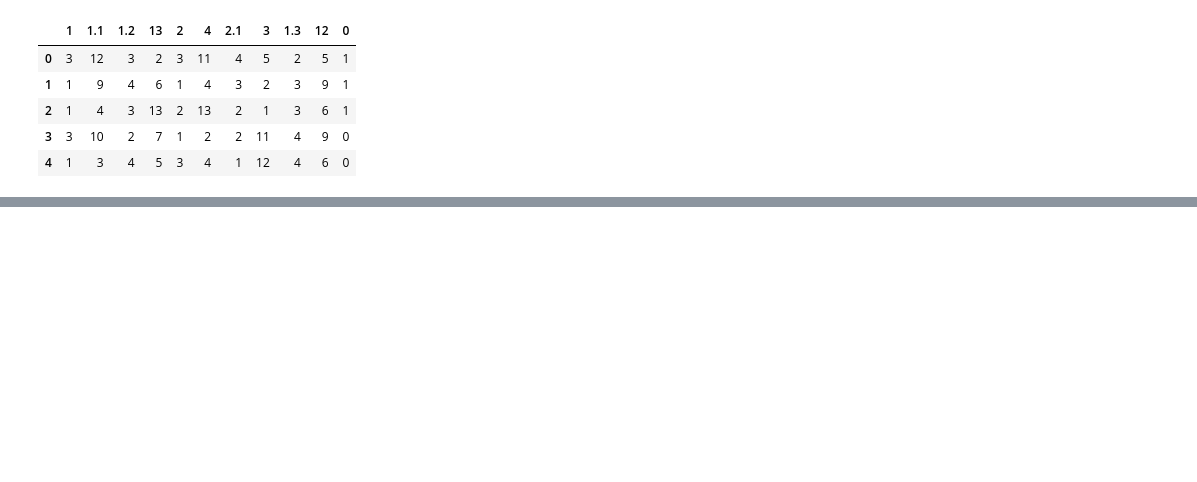
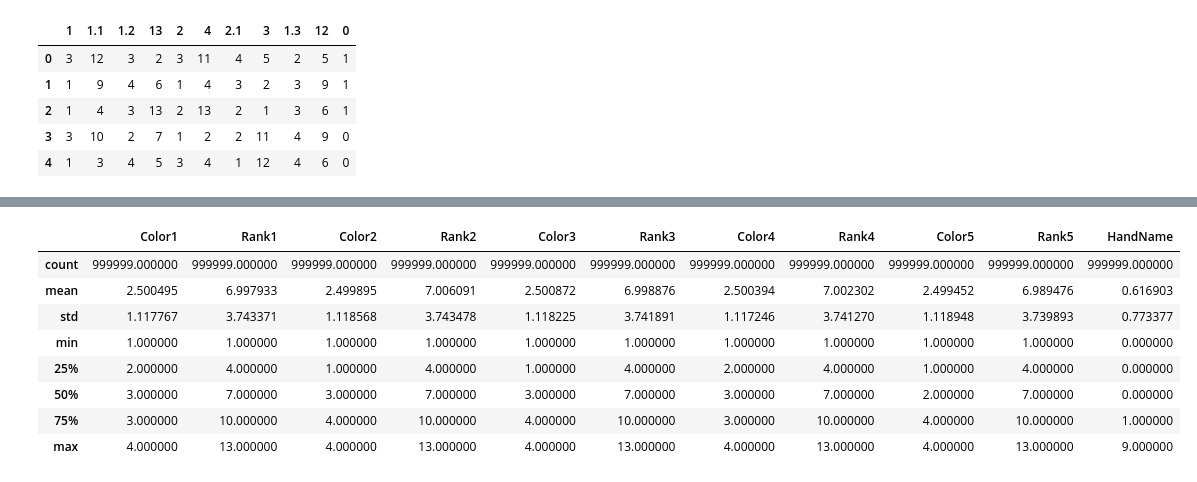
Before and after one commit to Dan435/MLProject, a Jupyter notebook: PokerHands.ipynb, the cells around one changed output, grey strips where cells are left out. Cells and saved outputs as stored; diff of their text form; code cells hidden in the pictures; blank space fills up the shorter version.

```diff
--- a/PokerHands.ipynb
+++ b/PokerHands.ipynb
@@ -47,0 +96,12 @@ df.head()
+# %%
+testing.describe()
+# %% [output]
+|  | Color1 | Rank1 | Color2 | Rank2 | Color3 | Rank3 | Color4 | Rank4 | Color5 | Rank5 | HandName |
+| count | 999999.000000 | 999999.000000 | 999999.000000 | 999999.000000 | 999999.000000 | 999999.000000 | 999999.000000 | 999999.000000 | 999999.000000 | 999999.000000 | 999999.000000 |
+| mean | 2.500495 | 6.997933 | 2.499895 | 7.006091 | 2.500872 | 6.998876 | 2.500394 | 7.002302 | 2.499452 | 6.989476 | 0.616903 |
+| std | 1.117767 | 3.743371 | 1.118568 | 3.743478 | 1.118225 | 3.741891 | 1.117246 | 3.741270 | 1.118948 | 3.739893 | 0.773377 |
+| min | 1.000000 | 1.000000 | 1.000000 | 1.000000 | 1.000000 | 1.000000 | 1.000000 | 1.000000 | 1.000000 | 1.000000 | 0.000000 |
+| 25% | 2.000000 | 4.000000 | 1.000000 | 4.000000 | 1.000000 | 4.000000 | 2.000000 | 4.000000 | 1.000000 | 4.000000 | 0.000000 |
+| 50% | 3.000000 | 7.000000 | 3.000000 | 7.000000 | 3.000000 | 7.000000 | 3.000000 | 7.000000 | 2.000000 | 7.000000 | 0.000000 |
+| 75% | 3.000000 | 10.000000 | 4.000000 | 10.000000 | 4.000000 | 10.000000 | 3.000000 | 10.000000 | 4.000000 | 10.000000 | 1.000000 |
+| max | 4.000000 | 13.000000 | 4.000000 | 13.000000 | 4.000000 | 13.000000 | 4.000000 | 13.000000 | 4.000000 | 13.000000 | 9.000000 |
```
Also changed, not shown: parts of 15 cells of this notebook.
